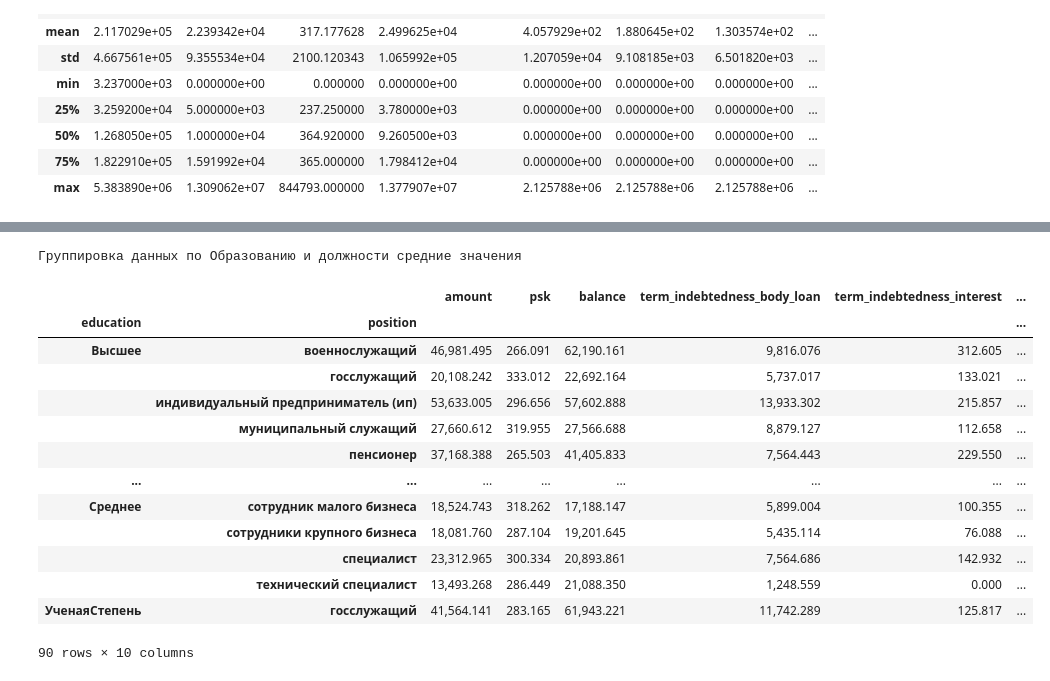
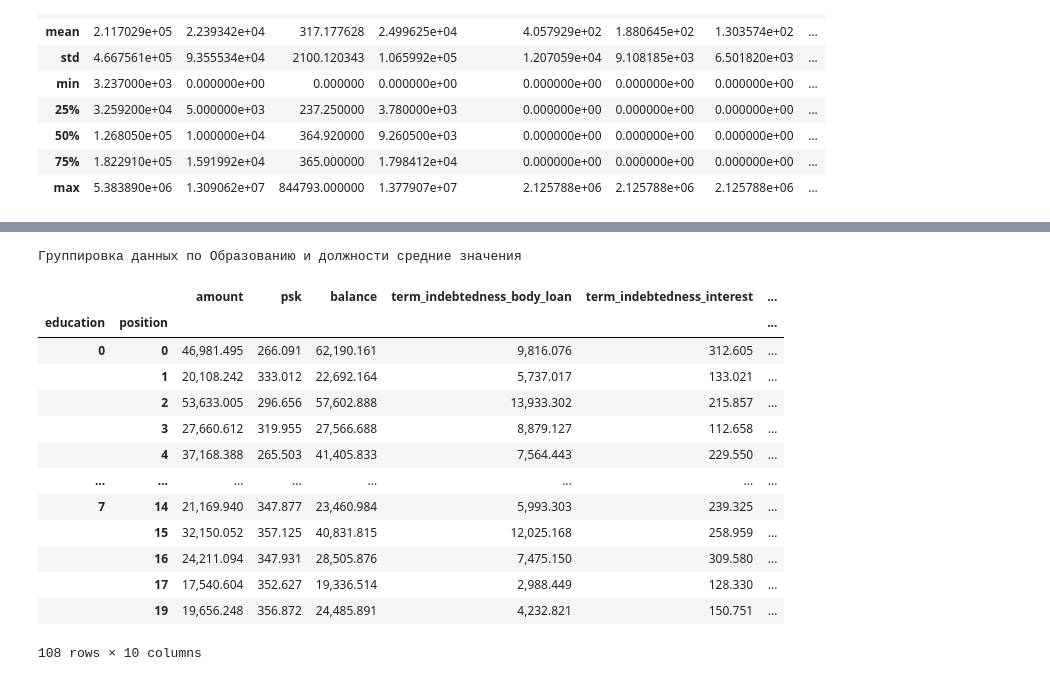
Before and after one commit to Mikhail-068/Scoring, a Jupyter notebook: VolkovKA/Pandas_скоринг_Good_клиентов.ipynb, the cells around one changed output, grey strips where cells are left out. Drawn from its saved outputs; the diff is of its cells as text; code cells hidden in the pictures.

```diff
--- a/VolkovKA/Pandas_скоринг_Good_клиентов.ipynb
+++ b/VolkovKA/Pandas_скоринг_Good_клиентов.ipynb
@@ -33,0 +16,5 @@ data
+# %%
+dataG = pd.read_excel("GoodClient.xlsx", header=2)
+data_g = dataG
+dataB = pd.read_excel("BadClient.xlsx", index_col=0, skiprows=[0, 1], header=0, sheet_name=0)
+data_b = dataB
@@ -229,27 +332,27 @@ df_groupbyManSum
 5000 rows × 10 columns
 # %%
 print("Группировка данных по Образованию и должности средние значения")
-df_groupbyEdnPosMean = data.groupby(['education', 'position']).agg('mean')
+df_groupbyEdnPosMean = dataG.groupby(['education', 'position']).mean()
 df_groupbyEdnPosMean = df_groupbyEdnPosMean[[
                               "amount", "psk", "balance", "term_indebtedness_body_loan", "term_indebtedness_interest", "term_indebtedness_other",
             "overdue_indebtedness_interest", "overdue_indebtedness_other", "maximum_amount_overdue_indebtedness", "amount_principal_debt_repaid"]]
 df_groupbyEdnPosMean
 # %% [output]
 Группировка данных по Образованию и должности средние значения
 |  |  | amount | psk | balance | term_indebtedness_body_loan | term_indebtedness_interest | ... |
 | education | position |  |  |  |  |  | ... |
-| Высшее | военнослужащий | 46,981.495 | 266.091 | 62,190.161 | 9,816.076 | 312.605 | ... |
-|  | госслужащий | 20,108.242 | 333.012 | 22,692.164 | 5,737.017 | 133.021 | ... |
-|  | индивидуальный предприниматель (ип) | 53,633.005 | 296.656 | 57,602.888 | 13,933.302 | 215.857 | ... |
-|  | муниципальный служащий | 27,660.612 | 319.955 | 27,566.688 | 8,879.127 | 112.658 | ... |
-|  | пенсионер | 37,168.388 | 265.503 | 41,405.833 | 7,564.443 | 229.550 | ... |
+| 0 | 0 | 46,981.495 | 266.091 | 62,190.161 | 9,816.076 | 312.605 | ... |
+|  | 1 | 20,108.242 | 333.012 | 22,692.164 | 5,737.017 | 133.021 | ... |
+|  | 2 | 53,633.005 | 296.656 | 57,602.888 | 13,933.302 | 215.857 | ... |
+|  | 3 | 27,660.612 | 319.955 | 27,566.688 | 8,879.127 | 112.658 | ... |
+|  | 4 | 37,168.388 | 265.503 | 41,405.833 | 7,564.443 | 229.550 | ... |
 | ... | ... | ... | ... | ... | ... | ... | ... |
-| Среднее | сотрудник малого бизнеса | 18,524.743 | 318.262 | 17,188.147 | 5,899.004 | 100.355 | ... |
-|  | сотрудники крупного бизнеса | 18,081.760 | 287.104 | 19,201.645 | 5,435.114 | 76.088 | ... |
-|  | специалист | 23,312.965 | 300.334 | 20,893.861 | 7,564.686 | 142.932 | ... |
-|  | технический специалист | 13,493.268 | 286.449 | 21,088.350 | 1,248.559 | 0.000 | ... |
-| УченаяСтепень | госслужащий | 41,564.141 | 283.165 | 61,943.221 | 11,742.289 | 125.817 | ... |
+| 7 | 14 | 21,169.940 | 347.877 | 23,460.984 | 5,993.303 | 239.325 | ... |
+|  | 15 | 32,150.052 | 357.125 | 40,831.815 | 12,025.168 | 258.959 | ... |
+|  | 16 | 24,211.094 | 347.931 | 28,505.876 | 7,475.150 | 309.580 | ... |
+|  | 17 | 17,540.604 | 352.627 | 19,336.514 | 2,988.449 | 128.330 | ... |
+|  | 19 | 19,656.248 | 356.872 | 24,485.891 | 4,232.821 | 150.751 | ... |
-90 rows × 10 columns
+108 rows × 10 columns
 # %%
 #для вывода в формате бе е-7
 pd.options.display.float_format ='{:,.3f}'.format
```
Also changed, not shown: parts of 32 cells of this notebook.
